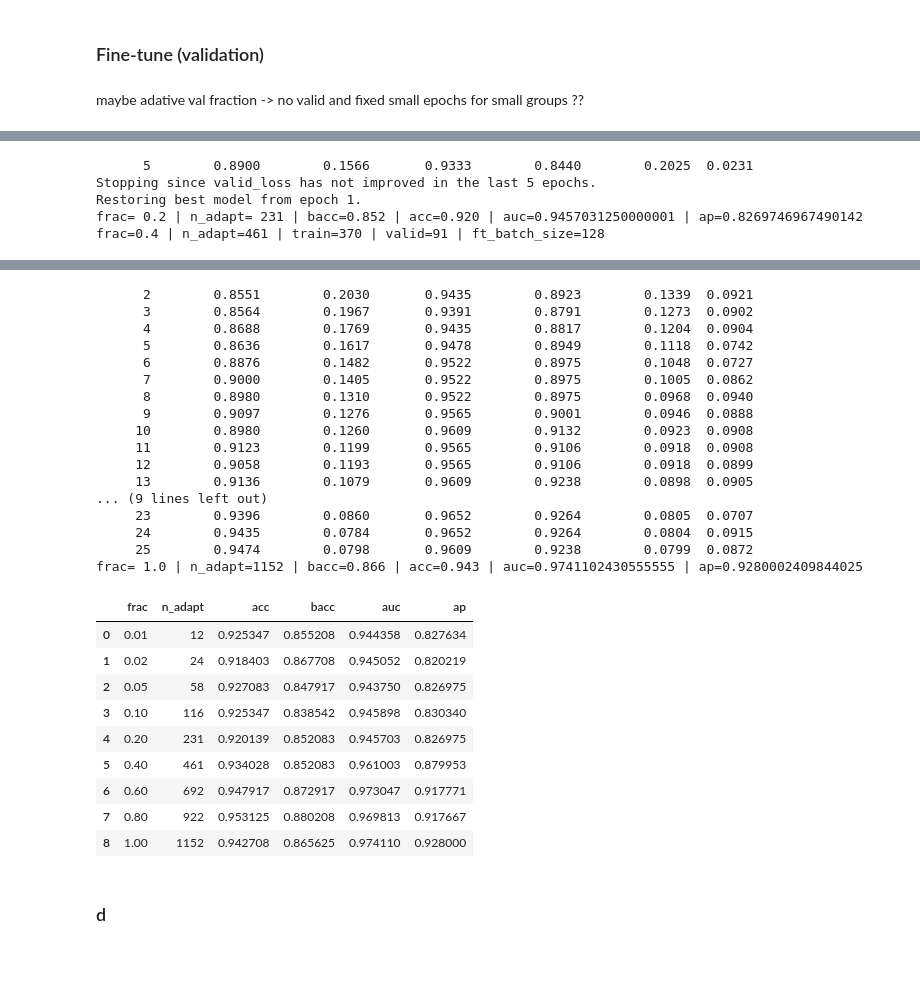
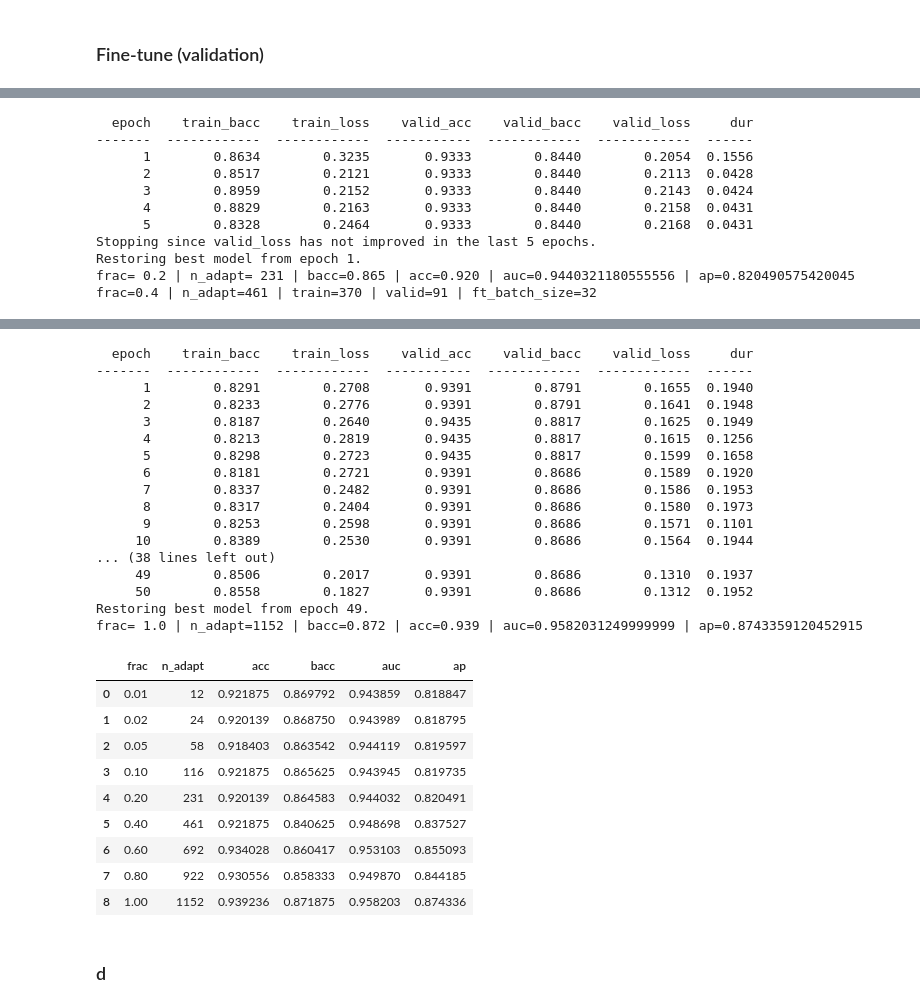
Before and after one commit to stratisvaldo/p300-personalisation-hyperscanning, a Jupyter notebook: Notebook/P300_pipeline_DL.ipynb, the cells around one changed output, grey strips where cells are left out. Saved outputs shown, nothing was run; the diff lists cells and outputs as text; code cells hidden in the pictures; blank space fills up the shorter version.

```diff
--- a/Notebook/P300_pipeline_DL.ipynb
+++ b/Notebook/P300_pipeline_DL.ipynb
@@ -3412,15 +3412,12 @@ def stratified_train_valid_split_indices(all_indices, y, valid_frac, rng):
 # Plan 1: head only (your current baseline)
 UNFREEZE_REGEXES = [
     r"^final_layer\.conv_classifier\.",
-     r"^bnorm\.",
-     r"^conv_time_spat\.",
 ]
 
+# r"^final_layer\.conv_classifier\."
 #  r"^bnorm\."
 # r"^conv_time_spat\."
 # r".*",   # all parameters trainable
-# %% [markdown]
-maybe adative val fraction -> no valid and fixed small epochs for small groups ??
 # %%
 import numpy as np
 import pandas as pd
@@ -3430,9 +3427,11 @@ fractions = [0.01, 0.02, 0.05, 0.10, 0.20, 0.40, 0.60, 0.80, 1.00]
 
 # Fine-tuning settings
 ft_lr = lr * 0.1
-ft_max_epochs = 25          # allow early stopping to decide actual stop
-valid_frac = 0.2              # 80/20 split within adaptation subset
+ft_max_epochs = 50           # allow early stopping to decide actual stop
+#ft_max_epochs =  80           # when more layers unfrozen
+valid_frac = 0.2             # 80/20 split within adaptation subset
 patience_ft = 5              # early stopping patience for fine-tuning
+#patience_ft = 10              # when more layers unfrozen
 rng_master = np.random.RandomState(2026)
 
 adapt_pool_indices = np.arange(len(adapt_pool_ds))
@@ -3631,7 +3592,13 @@ frac=0.1 | n_adapt=116 | train=93 | valid=23 | ft_batch_size=93
-      5        0.8900        0.1566       0.9333        0.8440        0.2025  0.0231
+  epoch    train_bacc    train_loss    valid_acc    valid_bacc    valid_loss     dur
+-------  ------------  ------------  -----------  ------------  ------------  ------
+      1        0.8634        0.3235       0.9333        0.8440        0.2054  0.1556
+      2        0.8517        0.2121       0.9333        0.8440        0.2113  0.0428
+      3        0.8959        0.2152       0.9333        0.8440        0.2143  0.0424
+      4        0.8829        0.2163       0.9333        0.8440        0.2158  0.0431
+      5        0.8328        0.2464       0.9333        0.8440        0.2168  0.0431
 Stopping since valid_loss has not improved in the last 5 epochs.
 Restoring best model from epoch 1.
-frac= 0.2 | n_adapt= 231 | bacc=0.852 | acc=0.920 | auc=0.9457031250000001 | ap=0.8269746967490142
-frac=0.4 | n_adapt=461 | train=370 | valid=91 | ft_batch_size=128
+frac= 0.2 | n_adapt= 231 | bacc=0.865 | acc=0.920 | auc=0.9440321180555556 | ap=0.820490575420045
+frac=0.4 | n_adapt=461 | train=370 | valid=91 | ft_batch_size=32
   epoch    train_bacc    train_loss    valid_acc    valid_bacc    valid_loss     dur
 -------  ------------  ------------  -----------  ------------  ------------  ------
@@ -3687,30 +3654,30 @@ frac=1.0 | n_adapt=1152 | train=922 | valid=230 | ft_batch_size=128
-      2        0.8551        0.2030       0.9435        0.8923        0.1339  0.0921
-      3        0.8564        0.1967       0.9391        0.8791        0.1273  0.0902
-      4        0.8688        0.1769       0.9435        0.8817        0.1204  0.0904
-      5        0.8636        0.1617       0.9478        0.8949        0.1118  0.0742
-      6        0.8876        0.1482       0.9522        0.8975        0.1048  0.0727
-      7        0.9000        0.1405       0.9522        0.8975        0.1005  0.0862
-      8        0.8980        0.1310       0.9522        0.8975        0.0968  0.0940
-      9        0.9097        0.1276       0.9565        0.9001        0.0946  0.0888
-     10        0.8980        0.1260       0.9609        0.9132        0.0923  0.0908
-     11        0.9123        0.1199       0.9565        0.9106        0.0918  0.0908
-     12        0.9058        0.1193       0.9565        0.9106        0.0918  0.0899
-     13        0.9136        0.1079       0.9609        0.9238        0.0898  0.0905
-... (9 lines left out)
-     23        0.9396        0.0860       0.9652        0.9264        0.0805  0.0707
-     24        0.9435        0.0784       0.9652        0.9264        0.0804  0.0915
-     25        0.9474        0.0798       0.9609        0.9238        0.0799  0.0872
-frac= 1.0 | n_adapt=1152 | bacc=0.866 | acc=0.943 | auc=0.9741102430555555 | ap=0.9280002409844025
+  epoch    train_bacc    train_loss    valid_acc    valid_bacc    valid_loss     dur
+-------  ------------  ------------  -----------  ------------  ------------  ------
+      1        0.8291        0.2708       0.9391        0.8791        0.1655  0.1940
+      2        0.8233        0.2776       0.9391        0.8791        0.1641  0.1948
+      3        0.8187        0.2640       0.9435        0.8817        0.1625  0.1949
+      4        0.8213        0.2819       0.9435        0.8817        0.1615  0.1256
+      5        0.8298        0.2723       0.9435        0.8817        0.1599  0.1658
+      6        0.8181        0.2721       0.9391        0.8686        0.1589  0.1920
+      7        0.8337        0.2482       0.9391        0.8686        0.1586  0.1953
+      8        0.8317        0.2404       0.9391        0.8686        0.1580  0.1973
+      9        0.8253        0.2598       0.9391        0.8686        0.1571  0.1101
+     10        0.8389        0.2530       0.9391        0.8686        0.1564  0.1944
+... (38 lines left out)
+     49        0.8506        0.2017       0.9391        0.8686        0.1310  0.1937
+     50        0.8558        0.1827       0.9391        0.8686        0.1312  0.1952
+Restoring best model from epoch 49.
+frac= 1.0 | n_adapt=1152 | bacc=0.872 | acc=0.939 | auc=0.9582031249999999 | ap=0.8743359120452915
 |  | frac | n_adapt | acc | bacc | auc | ap |
-| 0 | 0.01 | 12 | 0.925347 | 0.855208 | 0.944358 | 0.827634 |
-| 1 | 0.02 | 24 | 0.918403 | 0.867708 | 0.945052 | 0.820219 |
-| 2 | 0.05 | 58 | 0.927083 | 0.847917 | 0.943750 | 0.826975 |
-| 3 | 0.10 | 116 | 0.925347 | 0.838542 | 0.945898 | 0.830340 |
-| 4 | 0.20 | 231 | 0.920139 | 0.852083 | 0.945703 | 0.826975 |
-| 5 | 0.40 | 461 | 0.934028 | 0.852083 | 0.961003 | 0.879953 |
-| 6 | 0.60 | 692 | 0.947917 | 0.872917 | 0.973047 | 0.917771 |
-| 7 | 0.80 | 922 | 0.953125 | 0.880208 | 0.969813 | 0.917667 |
-| 8 | 1.00 | 1152 | 0.942708 | 0.865625 | 0.974110 | 0.928000 |
+| 0 | 0.01 | 12 | 0.921875 | 0.869792 | 0.943859 | 0.818847 |
+| 1 | 0.02 | 24 | 0.920139 | 0.868750 | 0.943989 | 0.818795 |
+| 2 | 0.05 | 58 | 0.918403 | 0.863542 | 0.944119 | 0.819597 |
+| 3 | 0.10 | 116 | 0.921875 | 0.865625 | 0.943945 | 0.819735 |
+| 4 | 0.20 | 231 | 0.920139 | 0.864583 | 0.944032 | 0.820491 |
+| 5 | 0.40 | 461 | 0.921875 | 0.840625 | 0.948698 | 0.837527 |
+| 6 | 0.60 | 692 | 0.934028 | 0.860417 | 0.953103 | 0.855093 |
+| 7 | 0.80 | 922 | 0.930556 | 0.858333 | 0.949870 | 0.844185 |
+| 8 | 1.00 | 1152 | 0.939236 | 0.871875 | 0.958203 | 0.874336 |
 # %% [markdown]
 ### d
 # %% [markdown]
```
Also changed, not shown: parts of 5 cells of this notebook.
